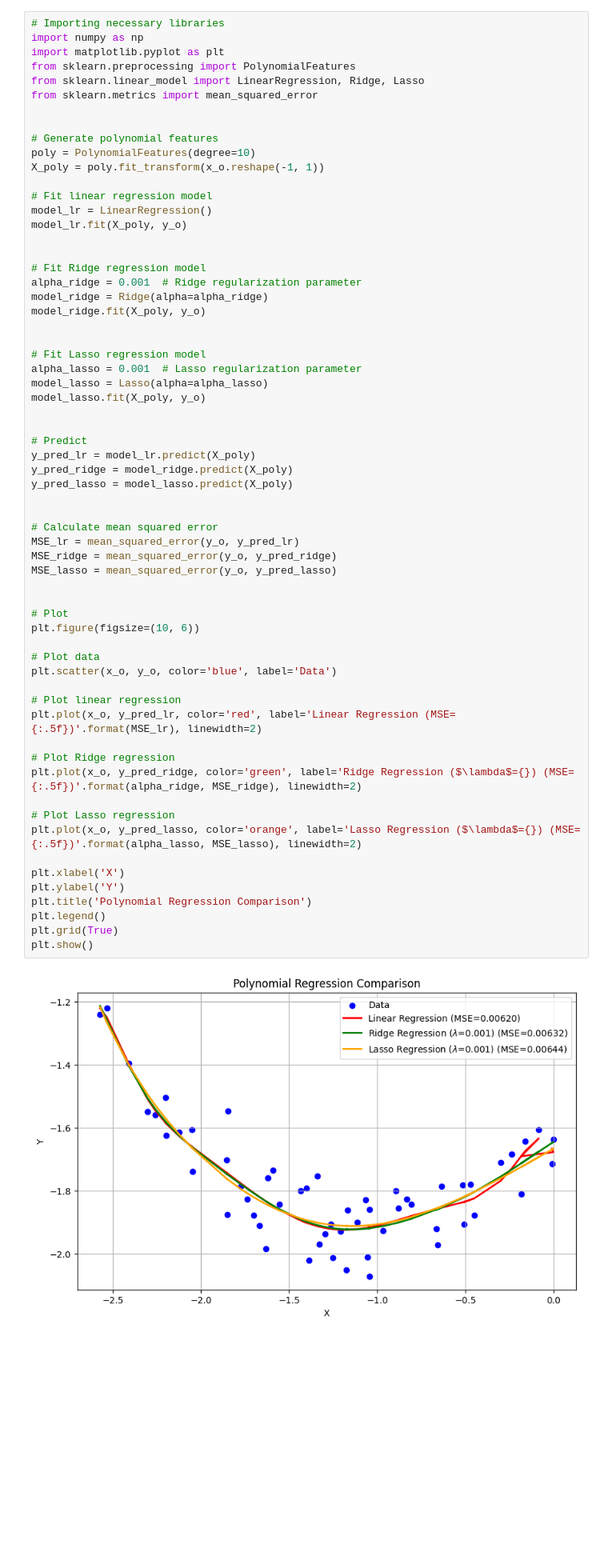
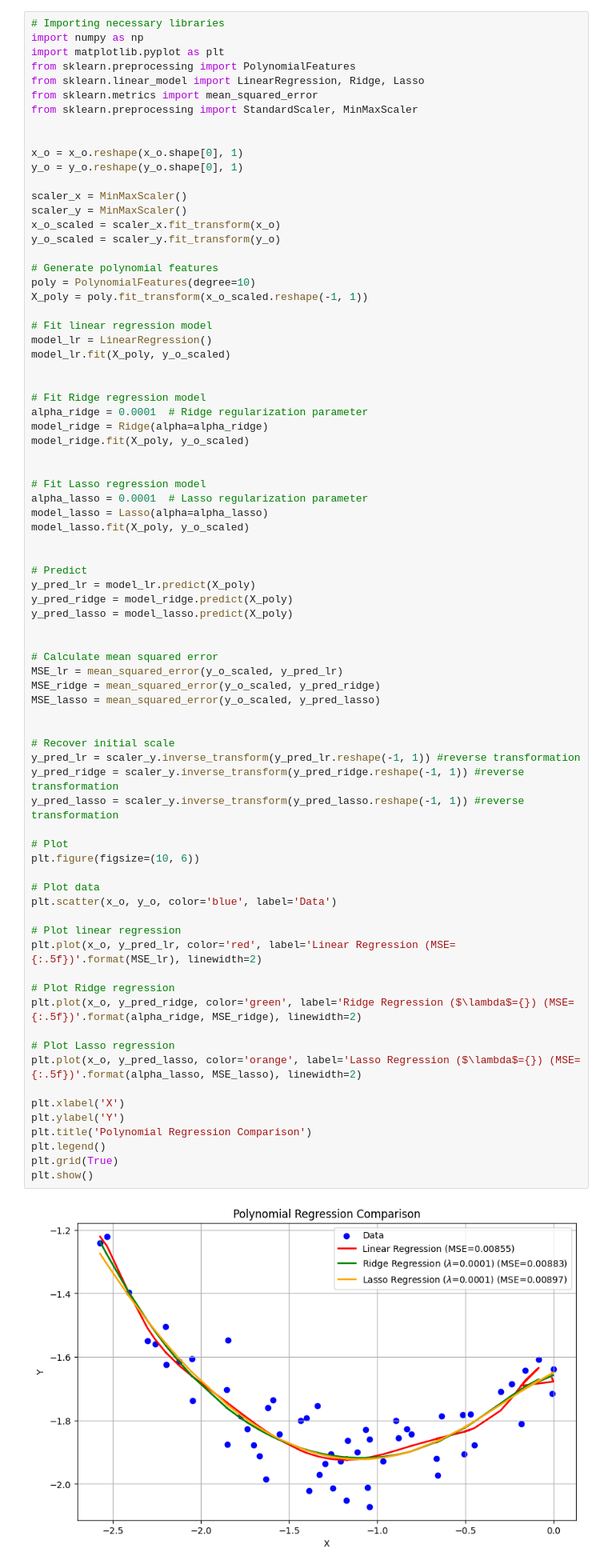
Before and after one commit to brumocas/ML_Projects, a Jupyter notebook: Proj1/ML_project1.ipynb, the cells around one changed output. Shown at 80% size. Saved outputs shown, nothing was run; the diff lists cells and outputs as text; blank space fills up the shorter version.

```diff
--- a/Proj1/ML_project1.ipynb
+++ b/Proj1/ML_project1.ipynb
@@ -763,64 +763,78 @@ import matplotlib.pyplot as plt
 from sklearn.preprocessing import PolynomialFeatures
 from sklearn.linear_model import LinearRegression, Ridge, Lasso
 from sklearn.metrics import mean_squared_error
+from sklearn.preprocessing import StandardScaler, MinMaxScaler
 
+
+x_o = x_o.reshape(x_o.shape[0], 1)
+y_o = y_o.reshape(y_o.shape[0], 1)
+
+scaler_x = MinMaxScaler()
+scaler_y = MinMaxScaler()
+x_o_scaled = scaler_x.fit_transform(x_o)
+y_o_scaled = scaler_y.fit_transform(y_o)
 
 # Generate polynomial features
 poly = PolynomialFeatures(degree=10)
-X_poly = poly.fit_transform(x_o.reshape(-1, 1))
+X_poly = poly.fit_transform(x_o_scaled.reshape(-1, 1))
 
 # Fit linear regression model
 model_lr = LinearRegression()
-model_lr.fit(X_poly, y_o)
+model_lr.fit(X_poly, y_o_scaled)
 
 
 # Fit Ridge regression model
-alpha_ridge = 0.001  # Ridge regularization parameter
+alpha_ridge = 0.0001  # Ridge regularization parameter
 model_ridge = Ridge(alpha=alpha_ridge)
-model_ridge.fit(X_poly, y_o)
+model_ridge.fit(X_poly, y_o_scaled)
 
 
 # Fit Lasso regression model
-alpha_lasso = 0.001  # Lasso regularization parameter
+alpha_lasso = 0.0001  # Lasso regularization parameter
 model_lasso = Lasso(alpha=alpha_lasso)
-model_lasso.fit(X_poly, y_o)
+model_lasso.fit(X_poly, y_o_scaled)
 
 
 # Predict
 y_pred_lr = model_lr.predict(X_poly)
 y_pred_ridge = model_ridge.predict(X_poly)
 y_pred_lasso = model_lasso.predict(X_poly)
 
 
 # Calculate mean squared error
-MSE_lr = mean_squared_error(y_o, y_pred_lr)
-MSE_ridge = mean_squared_error(y_o, y_pred_ridge)
-MSE_lasso = mean_squared_error(y_o, y_pred_lasso)
+MSE_lr = mean_squared_error(y_o_scaled, y_pred_lr)
+MSE_ridge = mean_squared_error(y_o_scaled, y_pred_ridge)
+MSE_lasso = mean_squared_error(y_o_scaled, y_pred_lasso)
 
+
+# Recover initial scale
+y_pred_lr = scaler_y.inverse_transform(y_pred_lr.reshape(-1, 1)) #reverse transformation
+y_pred_ridge = scaler_y.inverse_transform(y_pred_ridge.reshape(-1, 1)) #reverse transformation
+y_pred_lasso = scaler_y.inverse_transform(y_pred_lasso.reshape(-1, 1)) #reverse transformation
 
 # Plot
 plt.figure(figsize=(10, 6))
 
 # Plot data
 plt.scatter(x_o, y_o, color='blue', label='Data')
 
 # Plot linear regression
 plt.plot(x_o, y_pred_lr, color='red', label='Linear Regression (MSE={:.5f})'.format(MSE_lr), linewidth=2)
 
 # Plot Ridge regression
 plt.plot(x_o, y_pred_ridge, color='green', label='Ridge Regression ($\lambda$={}) (MSE={:.5f})'.format(alpha_ridge, MSE_ridge), linewidth=2)
 
 # Plot Lasso regression
 plt.plot(x_o, y_pred_lasso, color='orange', label='Lasso Regression ($\lambda$={}) (MSE={:.5f})'.format(alpha_lasso, MSE_lasso), linewidth=2)
 
 plt.xlabel('X')
 plt.ylabel('Y')
 plt.title('Polynomial Regression Comparison')
 plt.legend()
 plt.grid(True)
 plt.show()
 # %% [output]
-[figure, old version]
+[figure, new version]
 # %% [markdown]
 ## Polynomial Regression Comparison (Degree 10)
 
```
Also changed, not shown: parts of 6 cells of this notebook, 1 other file.
